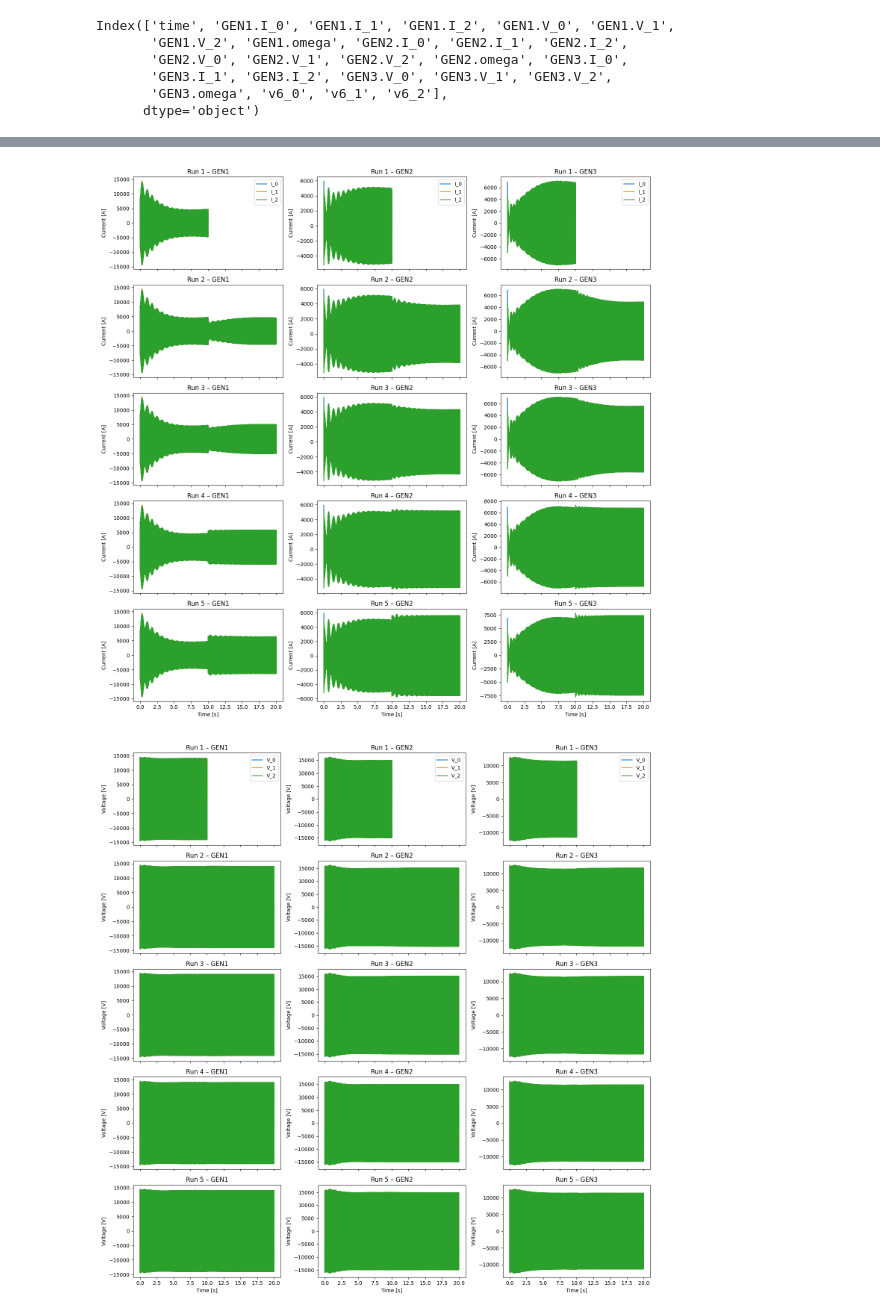
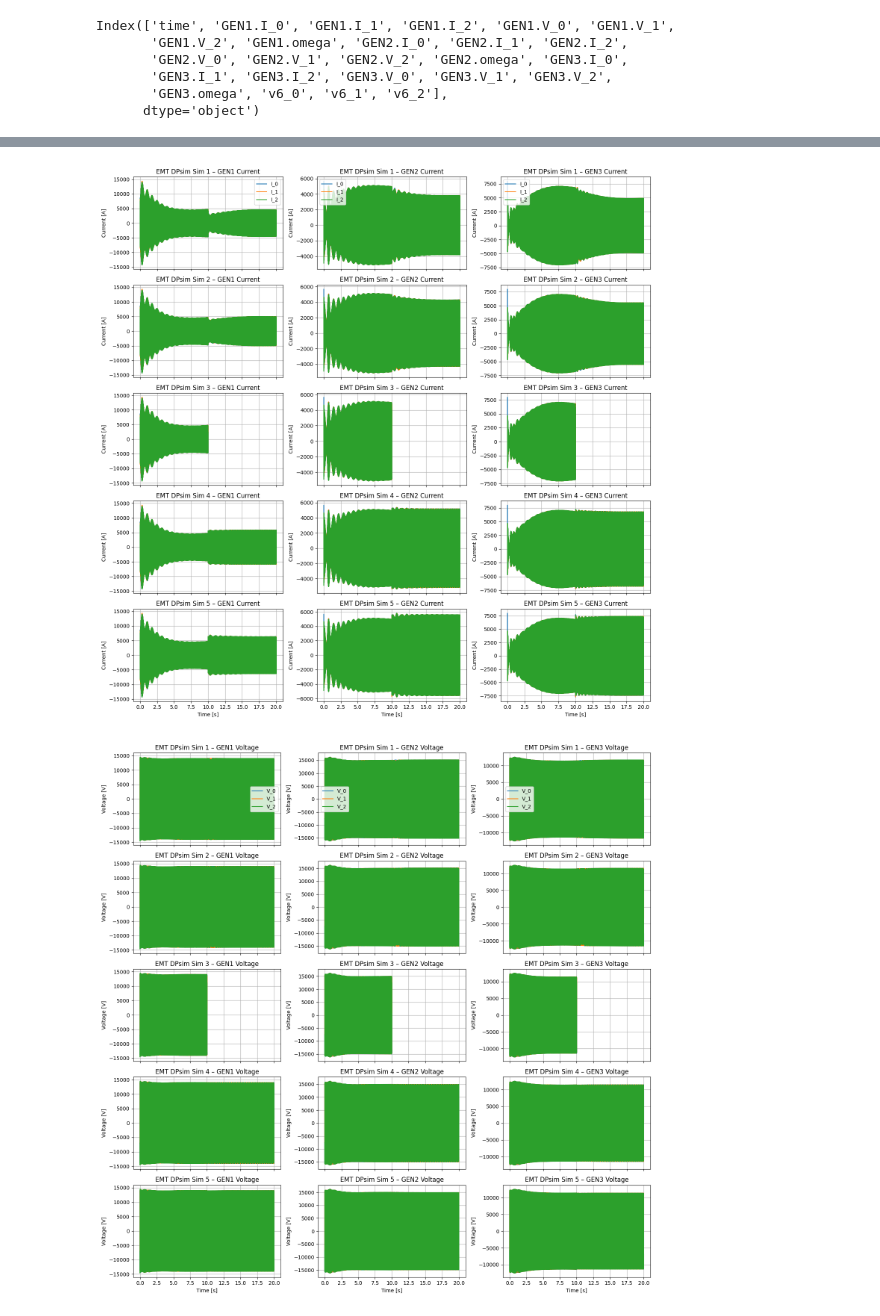
Before and after one commit to matthiasmees/dpsim, a Jupyter notebook: examples/Notebooks/Grids/Hypower_cosim-9bus-4order-Copy1.ipynb, the cells around one changed output, grey strips where cells are left out. Drawn from its saved outputs; the diff is of its cells as text; code cells hidden in the pictures.

```diff
--- a/examples/Notebooks/Grids/Hypower_cosim-9bus-4order-Copy1.ipynb
+++ b/examples/Notebooks/Grids/Hypower_cosim-9bus-4order-Copy1.ipynb
@@ -104,6 +96,6 @@ import pandas as pd
 df4 = pd.read_csv('/logs/Cosim-IEEE9-4order-133-percent-loadstep_EMT/Cosim-IEEE9-4order-133-percent-loadstep_EMT.csv',
                   usecols=['time', 'v6_0', 'v6_1', 'v6_2','GEN1.V_0','GEN1.V_1','GEN1.V_2','GEN2.V_0','GEN2.V_1','GEN2.V_2','GEN3.V_0','GEN3.V_1','GEN3.V_2',
                           'GEN1.I_0','GEN1.I_1','GEN1.I_2','GEN2.I_0','GEN2.I_1','GEN2.I_2','GEN3.I_0','GEN3.I_1','GEN3.I_2','GEN1.omega','GEN2.omega','GEN3.omega'],
-                  skipinitialspace=True)[::20]
-print(df4.head())
+                  skipinitialspace=True)[::32]
+df4.info()
 # %% [output]
@@ -129,6 +121,6 @@ import pandas as pd
 df5 = pd.read_csv('/logs/Cosim-IEEE9-4order-166-percent-loadstep_EMT/Cosim-IEEE9-4order-166-percent-loadstep_EMT.csv',
                   usecols=['time', 'v6_0', 'v6_1', 'v6_2','GEN1.V_0','GEN1.V_1','GEN1.V_2','GEN2.V_0','GEN2.V_1','GEN2.V_2','GEN3.V_0','GEN3.V_1','GEN3.V_2',
                           'GEN1.I_0','GEN1.I_1','GEN1.I_2','GEN2.I_0','GEN2.I_1','GEN2.I_2','GEN3.I_0','GEN3.I_1','GEN3.I_2','GEN1.omega','GEN2.omega','GEN3.omega'],
-                  skipinitialspace=True)[::20]
-print(df5.head())
+                  skipinitialspace=True)[::32]
+df5.info()
 # %% [output]
@@ -198,20 +188,22 @@ dataframes = [df1, df2, df3, df4, df5]
 phases = ['v6_0', 'v6_1', 'v6_2']
 num_runs = len(dataframes)
 
+
 fig, axes = plt.subplots(nrows=num_runs, ncols=len(phases),
                          figsize=(15, 3*num_runs), sharex=True)
+
 
 for i, df in enumerate(dataframes):
     for j, phase in enumerate(phases):
         ax = axes[i, j]
-        ax.plot(df['time'], df[phases])
-        ax.set_title(f'Run {i+1} – {phases}')
-        ax.set_ylabel('Voltage [V]')
-        if i == num_runs - 1:
-            ax.set_xlabel('Time [s]')
+        ax.plot(df['time'], df[phase])   # <-- use time on x-axis
+        ax.set_title(f"EMT DPsim Sim {i+1} - {phase}")
+        ax.set_xlabel("Time [s]")
+        ax.set_ylabel("Voltage [V]")
+        ax.grid(True)
 
 plt.tight_layout()
 plt.show()
 
-### RUN 1 - no loadstep, RUN 2 - 33% Load, RUN 3 - 66% Load, RUN 4 - 133% Load, RUN 5 - 166% Load ###
+### RUN 1 - 33% Load, RUN 2 - 66% Load, RUN 3 - 100% Load, RUN 4 - 133% Load, RUN 5 - 166% Load ###
 # %% [output]
@@ -238,8 +230,9 @@ for i, df in enumerate(dfs):
         ax = axes[i, j]
         for col in cols:
             ax.plot(df['time'], df[col], label=col.split('.')[-1])
-        ax.set_title(f'Run {i+1} – {gen_name}')
+        ax.set_title(f'EMT DPsim Sim {i+1} – {gen_name} Current')
         ax.set_ylabel('Current [A]')
+        ax.grid(True)
         if i == num_runs - 1:
             ax.set_xlabel('Time [s]')
         if i == 0:
@@ -249,45 +242,46 @@ plt.tight_layout()
 plt.show()
 
 
-### RUN 1 - no loadstep, RUN 2 - 33% Load, RUN 3 - 66% Load, RUN 4 - 133% Load, RUN 5 - 166% Load ###
+### RUN 1 - 33% Load, RUN 2 - 66% Load, RUN 3 - 100% Load, RUN 4 - 133% Load, RUN 5 - 166% Load ###
 # %% [output]
-[figure, old version]
+[figure, new version]
 # %%
 import matplotlib.pyplot as plt
 
 
 dfs = [df1, df2, df3, df4, df5]
 generators = {
     'GEN1': ['GEN1.V_0', 'GEN1.V_1', 'GEN1.V_2'],
     'GEN2': ['GEN2.V_0', 'GEN2.V_1', 'GEN2.V_2'],
     'GEN3': ['GEN3.V_0', 'GEN3.V_1', 'GEN3.V_2'],
 }
 
 num_runs = len(dfs)
 num_gens = len(generators)
 
 fig, axes = plt.subplots(nrows=num_runs, ncols=num_gens,
                          figsize=(5*num_gens, 3*num_runs), sharex=True)
 
 for i, df in enumerate(dfs):
     for j, (gen_name, cols) in enumerate(generators.items()):
         ax = axes[i, j]
         for col in cols:
             ax.plot(df['time'], df[col], label=col.split('.')[-1])
-        ax.set_title(f'Run {i+1} – {gen_name}')
+        ax.set_title(f'EMT DPsim Sim {i+1} – {gen_name} Voltage')
         ax.set_ylabel('Voltage [V]')
+        ax.grid(True)
         if i == num_runs - 1:
             ax.set_xlabel('Time [s]')
         if i == 0:
             ax.legend()
 
 plt.tight_layout()
 plt.show()
 
 
-### RUN 1 - no loadstep, RUN 2 - 33% Load, RUN 3 - 66% Load, RUN 4 - 133% Load, RUN 5 - 166% Load ###
+### RUN 1 - 33% Load, RUN 2 - 66% Load, RUN 3 - 100% Load, RUN 4 - 133% Load, RUN 5 - 166% Load ###
 # %% [output]
-[figure, old version]
+[figure, new version]
 # %%
 import matplotlib.pyplot as plt
 
```
Also changed, not shown: parts of 15 cells of this notebook, 1 other file.
